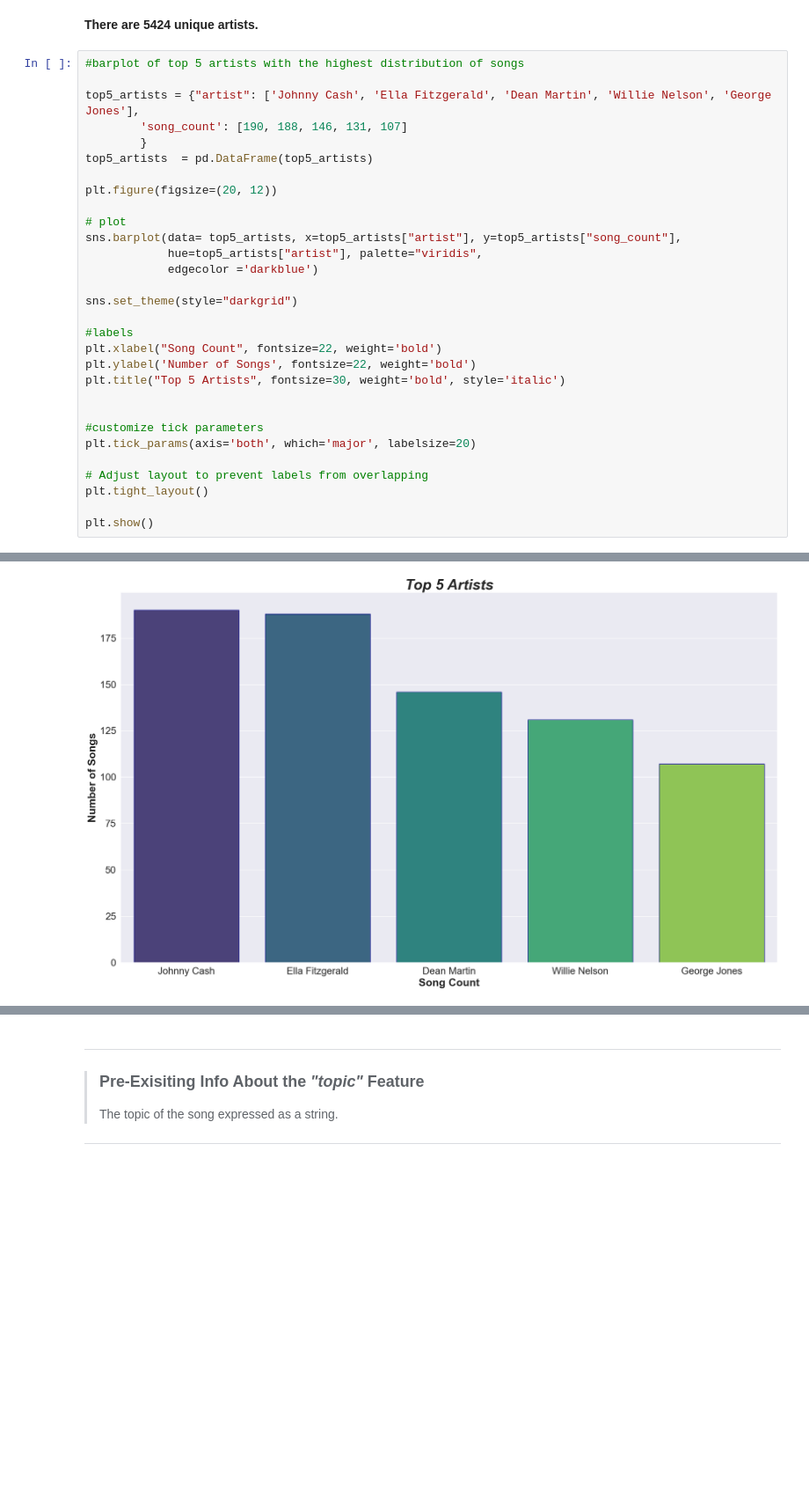
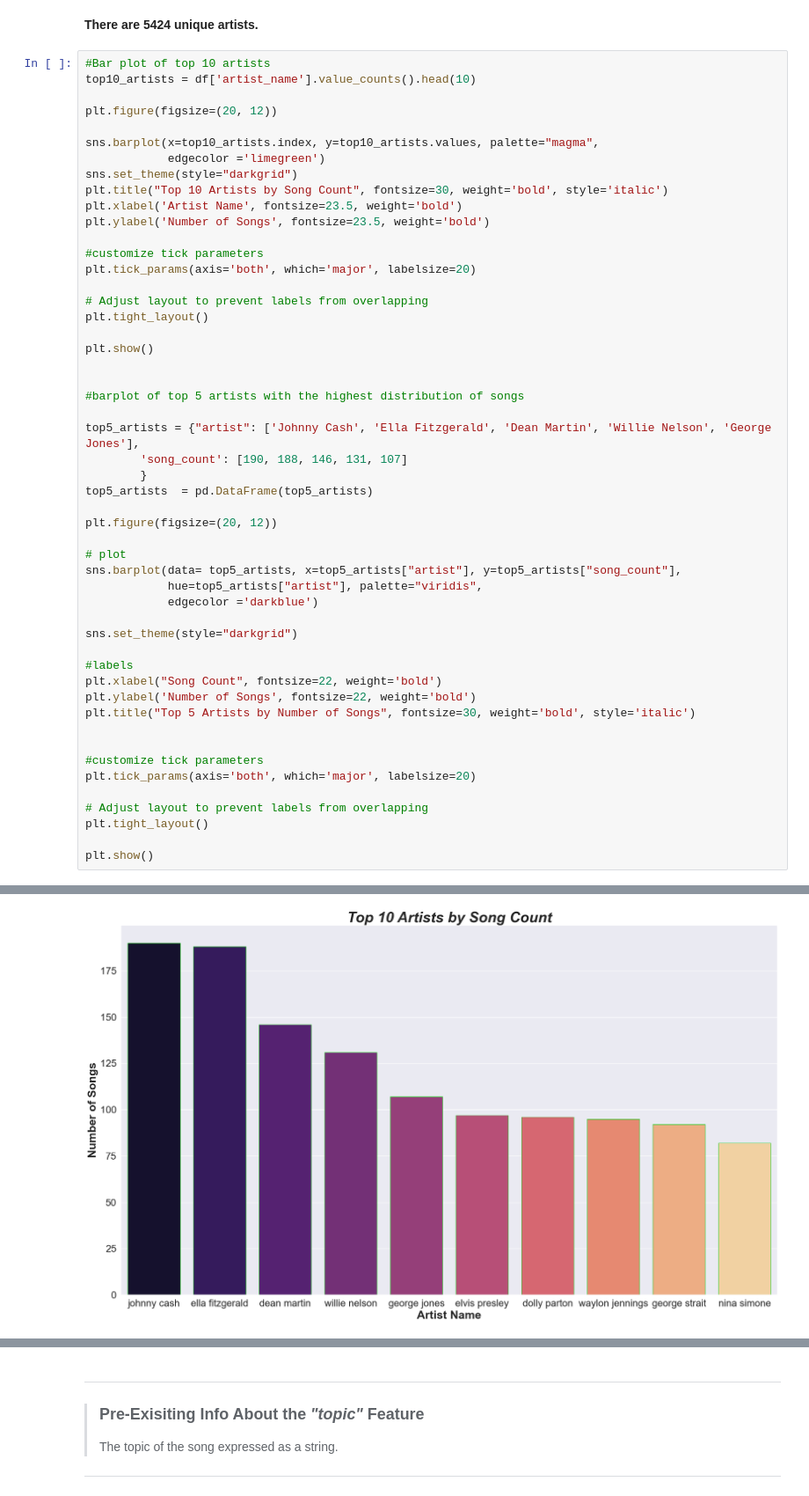
Before and after one commit to thetechleila/Music-Recommendation-Algorithm, a Jupyter notebook: EDA_music.ipynb, the cells around one changed output, grey strips where cells are left out. Shown at 88% size. Drawn from its saved outputs; the diff is of its cells as text; blank space fills up the shorter version.

```diff
--- a/EDA_music.ipynb
+++ b/EDA_music.ipynb
@@ -494,6 +498,27 @@ Name: count, Length: 5424, dtype: int64
 # %% [markdown]
 **There are 5424 unique artists.**
 # %%
+#Bar plot of top 10 artists
+top10_artists = df['artist_name'].value_counts().head(10)
+
+plt.figure(figsize=(20, 12))
+
+sns.barplot(x=top10_artists.index, y=top10_artists.values, palette="magma",
+            edgecolor ='limegreen')
+sns.set_theme(style="darkgrid")
+plt.title("Top 10 Artists by Song Count", fontsize=30, weight='bold', style='italic')
+plt.xlabel('Artist Name', fontsize=23.5, weight='bold')
+plt.ylabel('Number of Songs', fontsize=23.5, weight='bold')
+
+#customize tick parameters
+plt.tick_params(axis='both', which='major', labelsize=20)
+
+# Adjust layout to prevent labels from overlapping
+plt.tight_layout()
+
+plt.show()
+
+
 #barplot of top 5 artists with the highest distribution of songs
 
 top5_artists = {"artist": ['Johnny Cash', 'Ella Fitzgerald', 'Dean Martin', 'Willie Nelson', 'George Jones'],
@@ -513,7 +538,7 @@ sns.set_theme(style="darkgrid")
 #labels
 plt.xlabel("Song Count", fontsize=22, weight='bold')
 plt.ylabel('Number of Songs', fontsize=22, weight='bold')
-plt.title("Top 5 Artists", fontsize=30, weight='bold', style='italic')
+plt.title("Top 5 Artists by Number of Songs", fontsize=30, weight='bold', style='italic')
 
 
 #customize tick parameters
@@ -527 +555 @@ plt.show()
-[figure, old version]
+[figure, new version]
```
Also changed, not shown: parts of 8 cells of this notebook, 1 other file.
